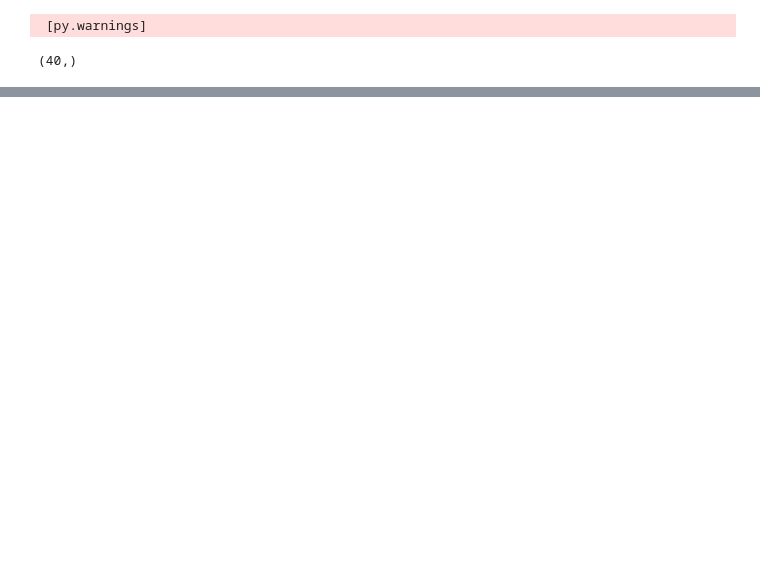
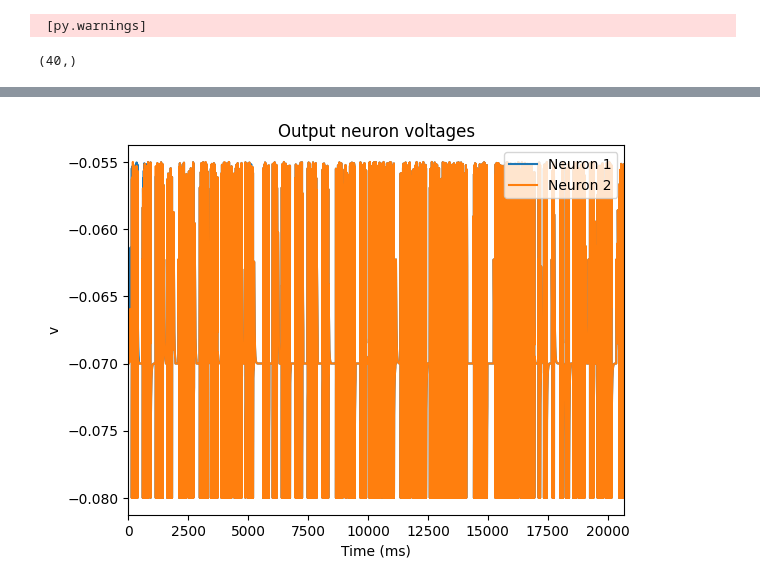
Before and after one commit to Hanna96E/D7046E_SNNproject, a Jupyter notebook: testnetwork.ipynb, the cells around one changed output, grey strips where cells are left out. Drawn from its saved outputs; the diff is of its cells as text; code cells hidden in the pictures; blank space fills up the shorter version.

```diff
--- a/testnetwork.ipynb
+++ b/testnetwork.ipynb
@@ -397,0 +428,10 @@ legend();
+# %%
+plot(monitorHidden.t/ms, monitorHidden.v[0], label='Neuron 1')
+plot(monitorHidden.t/ms, monitorHidden.v[1], label='Neuron 2')
+xlabel('Time (ms)')
+ylabel('v')
+title('Output neuron voltages')
+xlim(0,run_to/ms)
+legend();
+# %% [output]
+[figure, added]
```
Also changed, not shown: parts of 10 cells of this notebook.
